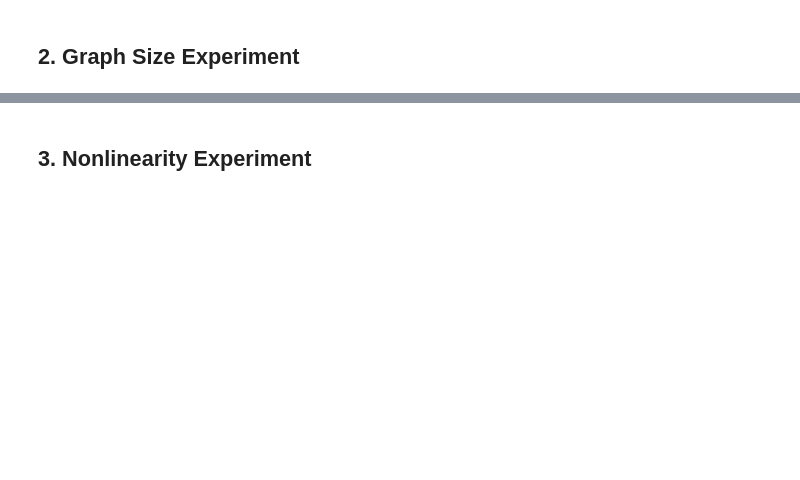
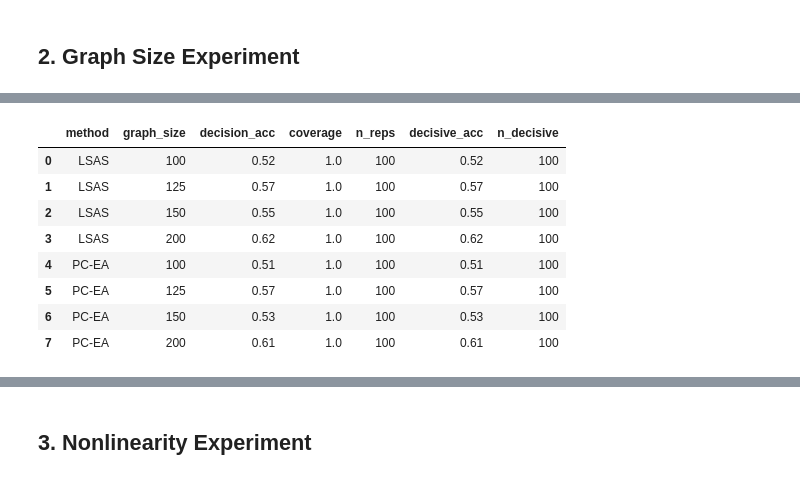
Before and after one commit to fritzwue/LPC-ID, a Jupyter notebook: ea_pc_experiment.ipynb, the cells around one changed output, grey strips where cells are left out. Cells and saved outputs as stored; diff of their text form; code cells hidden in the pictures; blank space fills up the shorter version.

```diff
--- a/ea_pc_experiment.ipynb
+++ b/ea_pc_experiment.ipynb
@@ -1618,32 +1718,42 @@ KeyboardInterrupt:
 # %%
 graph_size_decision_metrics = (
     graph_size_results
-    .groupby(["graph_size", "method"], as_index=False)
+    .groupby(["method", "graph_size"], as_index=False)
     .agg(
         decision_acc=("decision_correct", "mean"),
         coverage=("is_decisive", "mean"),
         n_reps=("decision", "size"),
     )
 )
 
 graph_size_decisive_metrics = (
     graph_size_results[graph_size_results["is_decisive"]]
     .groupby(["graph_size", "method"], as_index=False)
     .agg(
         decisive_acc=("decision_correct", "mean"),
         n_decisive=("decision", "size"),
     )
 )
 
 graph_size_decision_metrics = graph_size_decision_metrics.merge(
     graph_size_decisive_metrics,
     on=["graph_size", "method"],
     how="left",
 )
 
 graph_size_decision_metrics["n_decisive"] = graph_size_decision_metrics["n_decisive"].fillna(0).astype(int)
 
 graph_size_decision_metrics
+# %% [output]
+|  | method | graph_size | decision_acc | coverage | n_reps | decisive_acc | n_decisive |
+| 0 | LSAS | 100 | 0.52 | 1.0 | 100 | 0.52 | 100 |
+| 1 | LSAS | 125 | 0.57 | 1.0 | 100 | 0.57 | 100 |
+| 2 | LSAS | 150 | 0.55 | 1.0 | 100 | 0.55 | 100 |
+| 3 | LSAS | 200 | 0.62 | 1.0 | 100 | 0.62 | 100 |
+| 4 | PC-EA | 100 | 0.51 | 1.0 | 100 | 0.51 | 100 |
+| 5 | PC-EA | 125 | 0.57 | 1.0 | 100 | 0.57 | 100 |
+| 6 | PC-EA | 150 | 0.53 | 1.0 | 100 | 0.53 | 100 |
+| 7 | PC-EA | 200 | 0.61 | 1.0 | 100 | 0.61 | 100 |
 # %%
 graph_size_effect_effort = (
     graph_size_results
```
Also changed, not shown: parts of 13 cells of this notebook, 3 other files.
